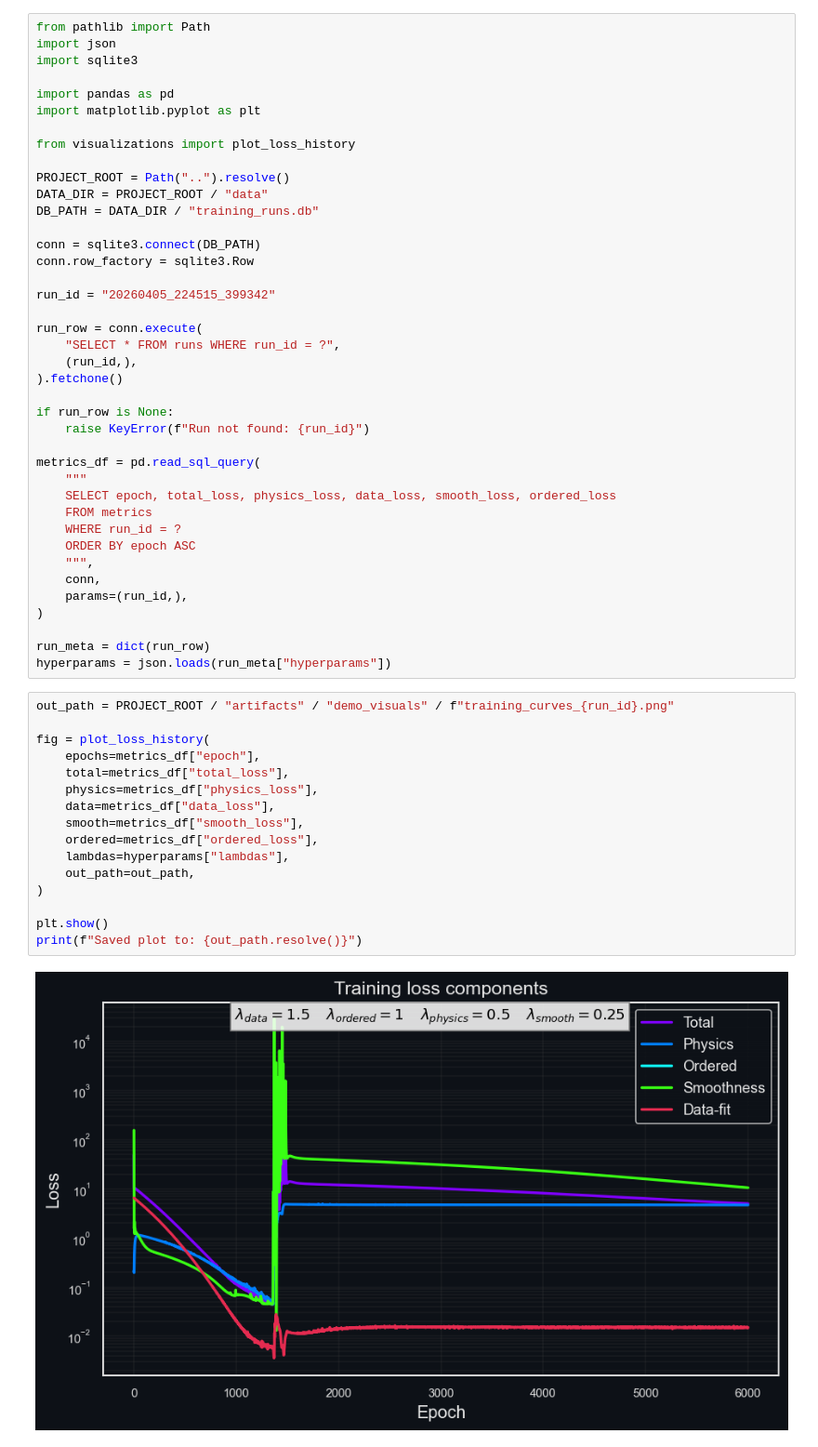
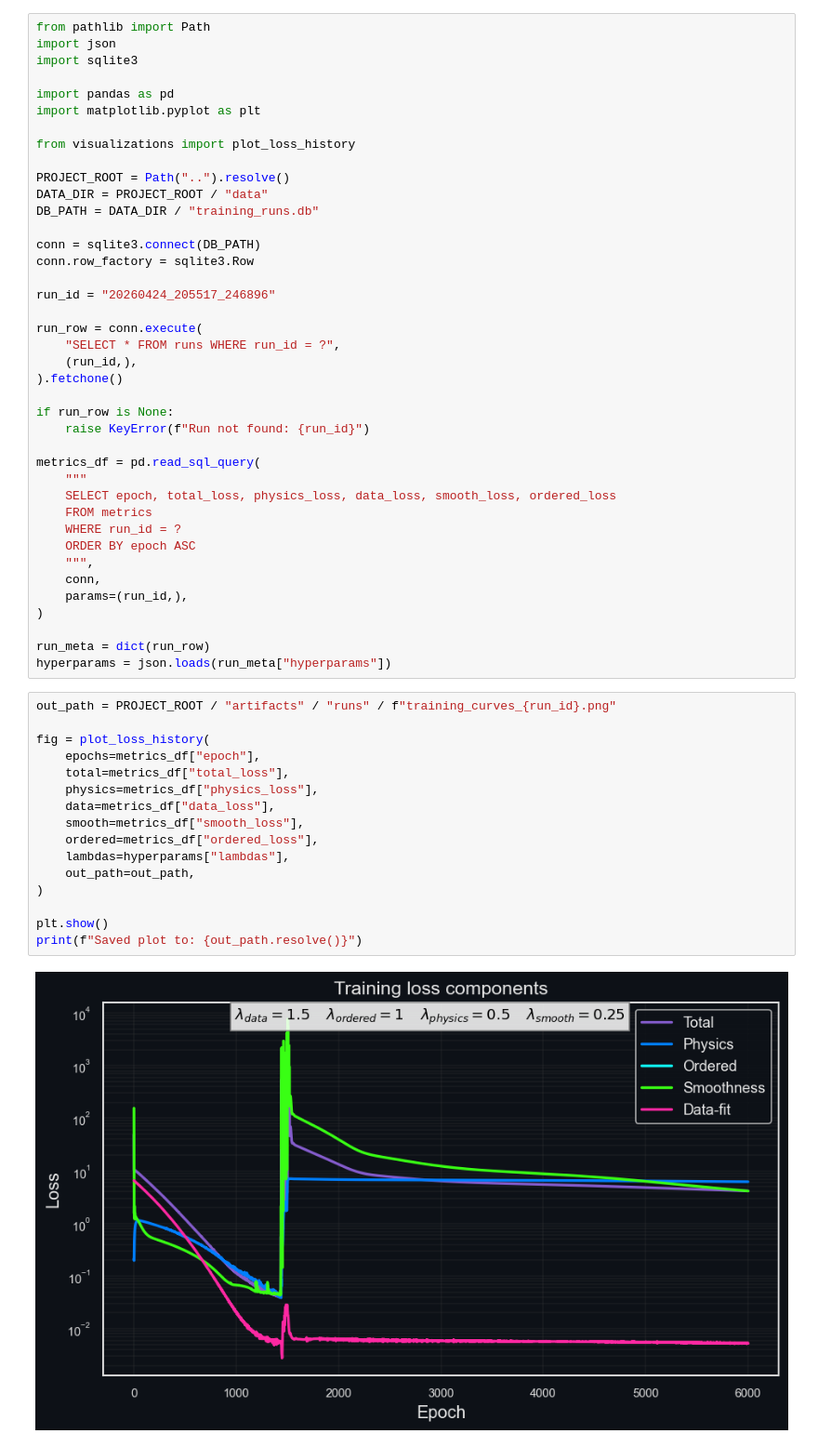
Before and after one commit to Scriber-Labs/lf-pinn-inverse-schrodinger, a Jupyter notebook: notebooks/load_run_analysis.ipynb, the cells around one changed output. Shown at 93% size. Saved outputs shown, nothing was run; the diff lists cells and outputs as text.

```diff
--- a/notebooks/load_run_analysis.ipynb
+++ b/notebooks/load_run_analysis.ipynb
@@ -15,7 +15,7 @@ DB_PATH = DATA_DIR / "training_runs.db"
 conn = sqlite3.connect(DB_PATH)
 conn.row_factory = sqlite3.Row
 
-run_id = "20260405_224515_399342"
+run_id = "20260424_205517_246896"
 
 run_row = conn.execute(
     "SELECT * FROM runs WHERE run_id = ?",
@@ -39,20 +39,20 @@ metrics_df = pd.read_sql_query(
 run_meta = dict(run_row)
 hyperparams = json.loads(run_meta["hyperparams"])
 # %%
-out_path = PROJECT_ROOT / "artifacts" / "demo_visuals" / f"training_curves_{run_id}.png"
+out_path = PROJECT_ROOT / "artifacts" / "runs" / f"training_curves_{run_id}.png"
 
 fig = plot_loss_history(
     epochs=metrics_df["epoch"],
     total=metrics_df["total_loss"],
     physics=metrics_df["physics_loss"],
     data=metrics_df["data_loss"],
     smooth=metrics_df["smooth_loss"],
     ordered=metrics_df["ordered_loss"],
     lambdas=hyperparams["lambdas"],
     out_path=out_path,
 )
 
 plt.show()
 print(f"Saved plot to: {out_path.resolve()}")
 # %% [output]
-[figure, old version]
+[figure, new version]
```
Also changed, not shown: parts of 1 cell of this notebook, 11 other files.
